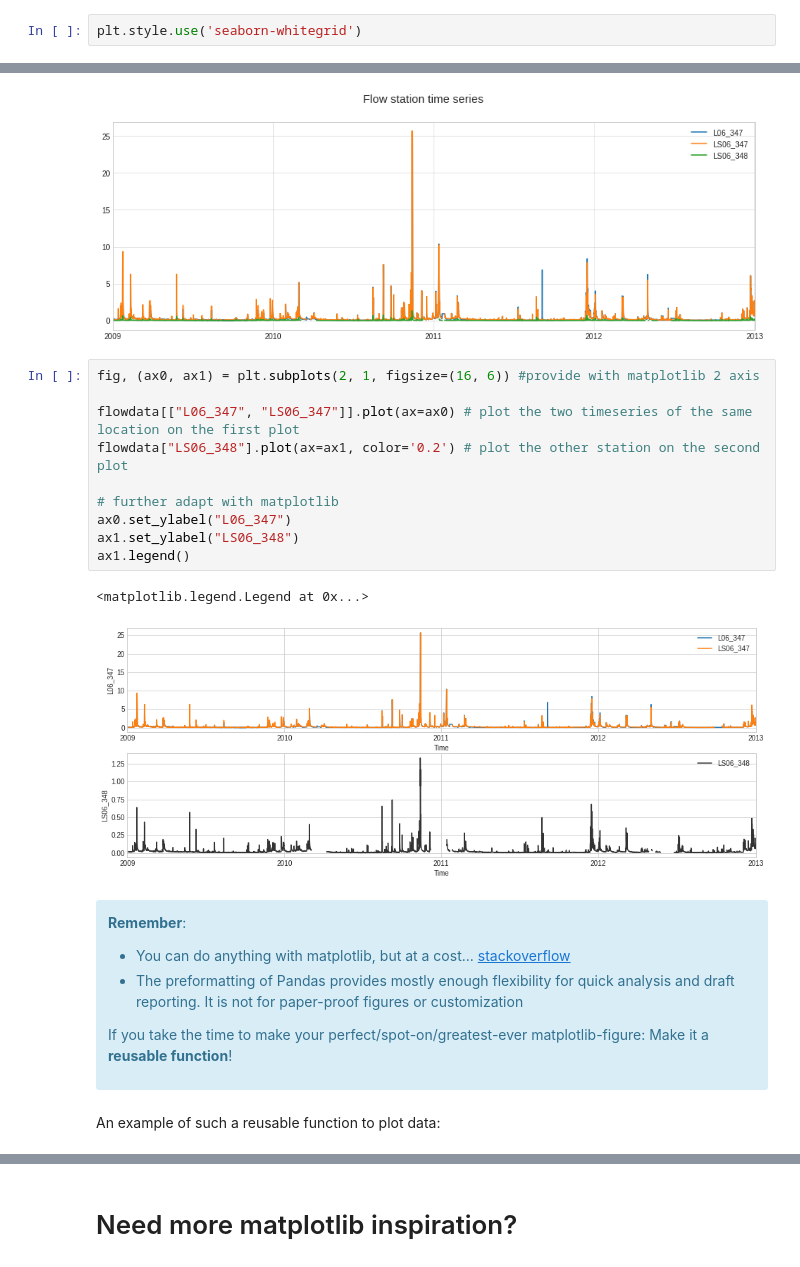
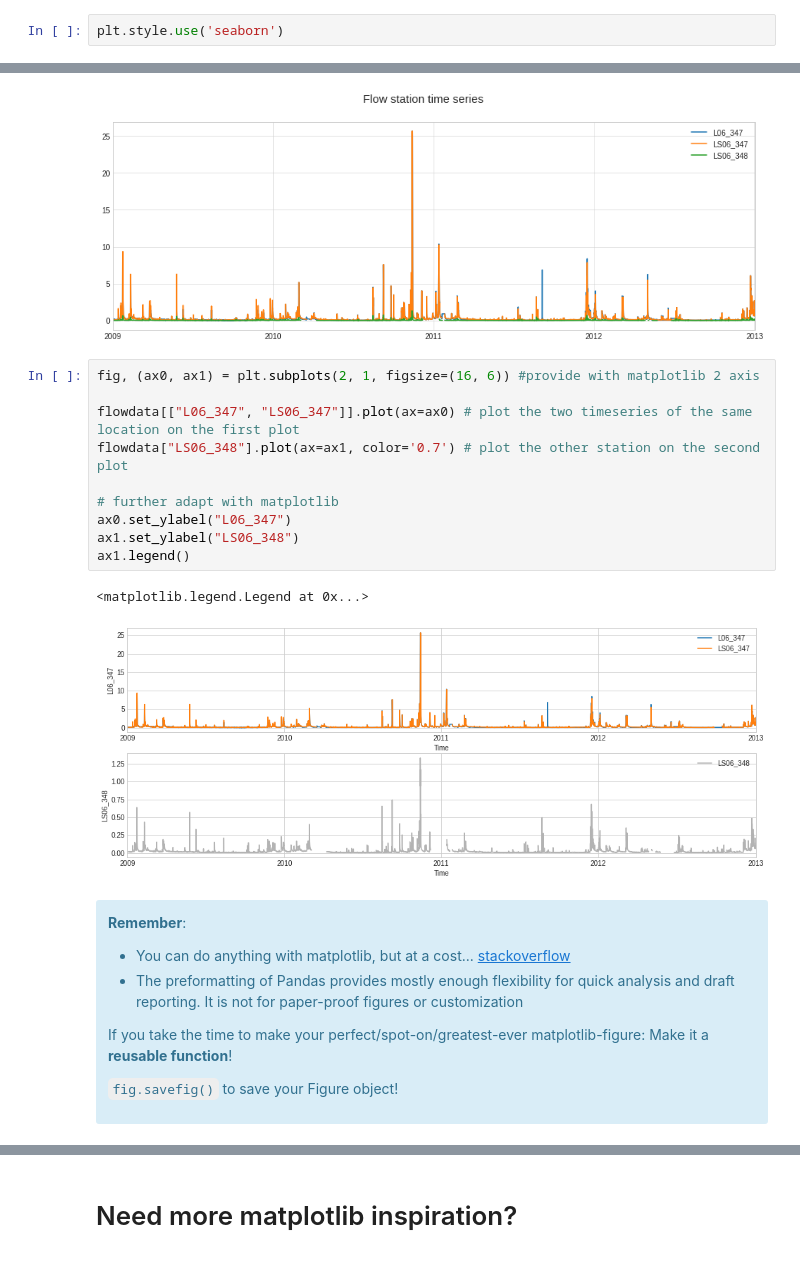
Before and after one commit to jorisvandenbossche/course-python-data, a Jupyter notebook: notebooks/visualization_01_matplotlib.ipynb, the cells around one changed output, grey strips where cells are left out. Drawn from its saved outputs; the diff is of its cells as text.

```diff
--- a/notebooks/visualization_01_matplotlib.ipynb
+++ b/notebooks/visualization_01_matplotlib.ipynb
@@ -206,7 +302,7 @@ with plt.style.context('seaborn-whitegrid'):  # 'seaborn', ggplot', 'bmh', 'gray
 # %% [markdown]
 We should not start discussing about colors and styles, just pick **your favorite style**!
 # %%
-plt.style.use('seaborn-whitegrid')
+plt.style.use('seaborn')
 # %% [markdown]
 or go all the way and define your own custom style, see the [official documentation](https://matplotlib.org/3.1.1/tutorials/introductory/customizing.html) or [this tutorial](https://colcarroll.github.io/yourplotlib/#/).
 # %% [markdown]
@@ -345,16 +441,16 @@ Text(0.5, 0.98, 'Flow station time series')
 # %%
 fig, (ax0, ax1) = plt.subplots(2, 1, figsize=(16, 6)) #provide with matplotlib 2 axis
 
 flowdata[["L06_347", "LS06_347"]].plot(ax=ax0) # plot the two timeseries of the same location on the first plot
-flowdata["LS06_348"].plot(ax=ax1, color='0.2') # plot the other station on the second plot
+flowdata["LS06_348"].plot(ax=ax1, color='0.7') # plot the other station on the second plot
 
 # further adapt with matplotlib
 ax0.set_ylabel("L06_347")
 ax1.set_ylabel("LS06_348")
 ax1.legend()
 # %% [output]
 <matplotlib.legend.Legend at 0x...>
-[figure, old version]
+[figure, new version]
 # %% [markdown]
 <div class="alert alert-info">
 
@@ -365,6 +461,6 @@ ax1.legend()
 
 If you take the time to make your perfect/spot-on/greatest-ever matplotlib-figure: Make it a <b>reusable function</b>!
 
+`fig.savefig()` to save your Figure object!
+
 </div>
-# %% [markdown]
-An example of such a reusable function to plot data:
```
Also changed, not shown: parts of 19 cells of this notebook, 1 other file.
